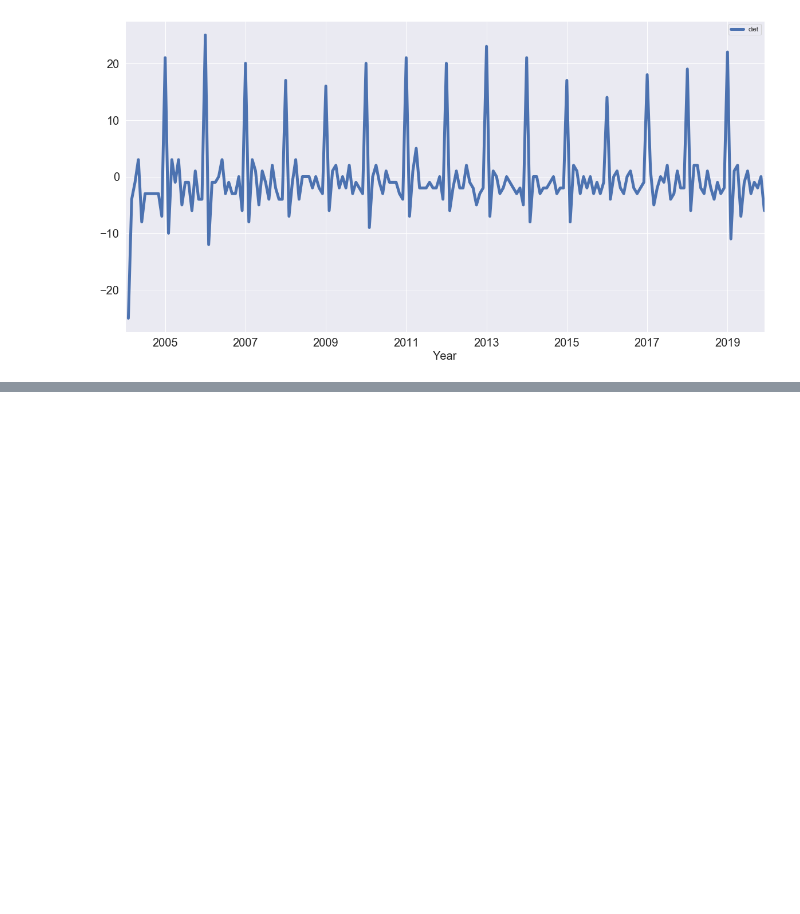
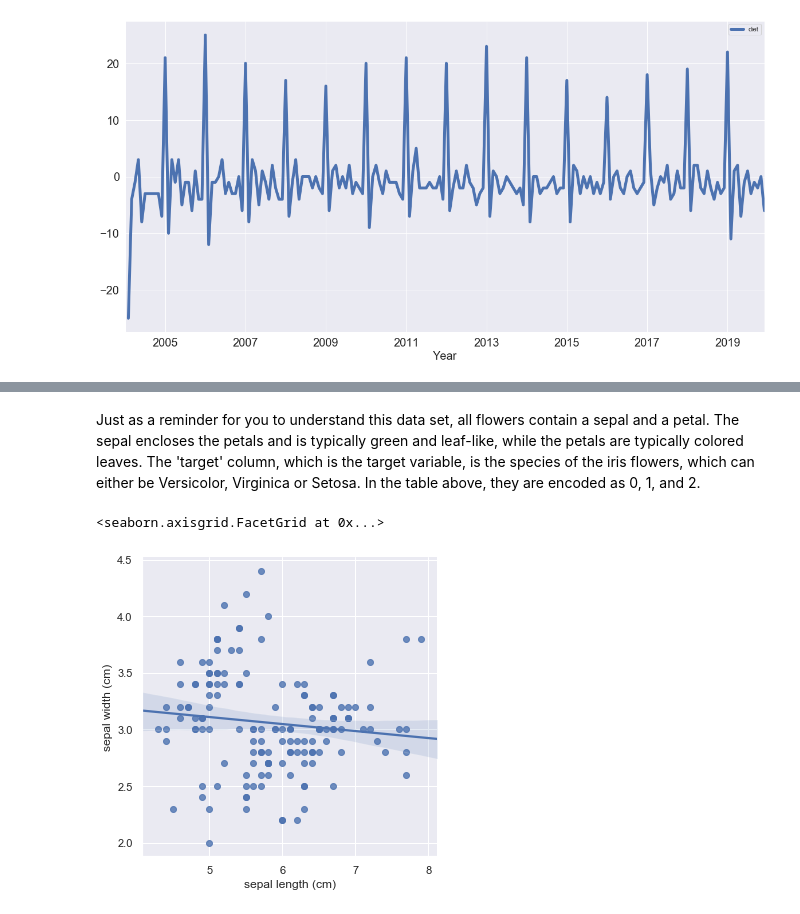
Before and after one commit to pillaiharish/Exercise, a Jupyter notebook: datacamp/timeseriesanalysis/timeseries_datacamp1.ipynb, the cells around one changed output, grey strips where cells are left out. Cells and saved outputs as stored; diff of their text form; code cells hidden in the pictures; blank space fills up the shorter version.

```diff
--- a/datacamp/timeseriesanalysis/timeseries_datacamp1.ipynb
+++ b/datacamp/timeseriesanalysis/timeseries_datacamp1.ipynb
@@ -304,0 +340,4 @@ Text(0.5, 0, 'Year')
+# %%
+from sklearn import datasets
+iris=datasets.load_iris()
+df_iris=pd.DataFrame(data=np.c_[iris['data']])
@@ -304,0 +366,3 @@ Text(0.5, 0, 'Year')
+# %%
+df_iris=pd.DataFrame(data=np.c_[iris['data'],iris['target']],columns=iris['feature_names']+['target'])
+df_iris.head()
@@ -304,0 +376,7 @@ Text(0.5, 0, 'Year')
+# %% [markdown]
+Just as a reminder for you to understand this data set, all flowers contain a sepal and a petal. The sepal encloses the petals and is typically green and leaf-like, while the petals are typically colored leaves. The 'target' column, which is the target variable, is the species of the iris flowers, which can either be Versicolor, Virginica or Setosa. In the table above, they are encoded as 0, 1, and 2.
+# %%
+sns.lmplot(x='sepal length (cm)',y='sepal width (cm)',fit_reg=True,data=df_iris)
+# %% [output]
+<seaborn.axisgrid.FacetGrid at 0x...>
+[figure, added]
```
Also changed, not shown: parts of 41 cells of this notebook.
